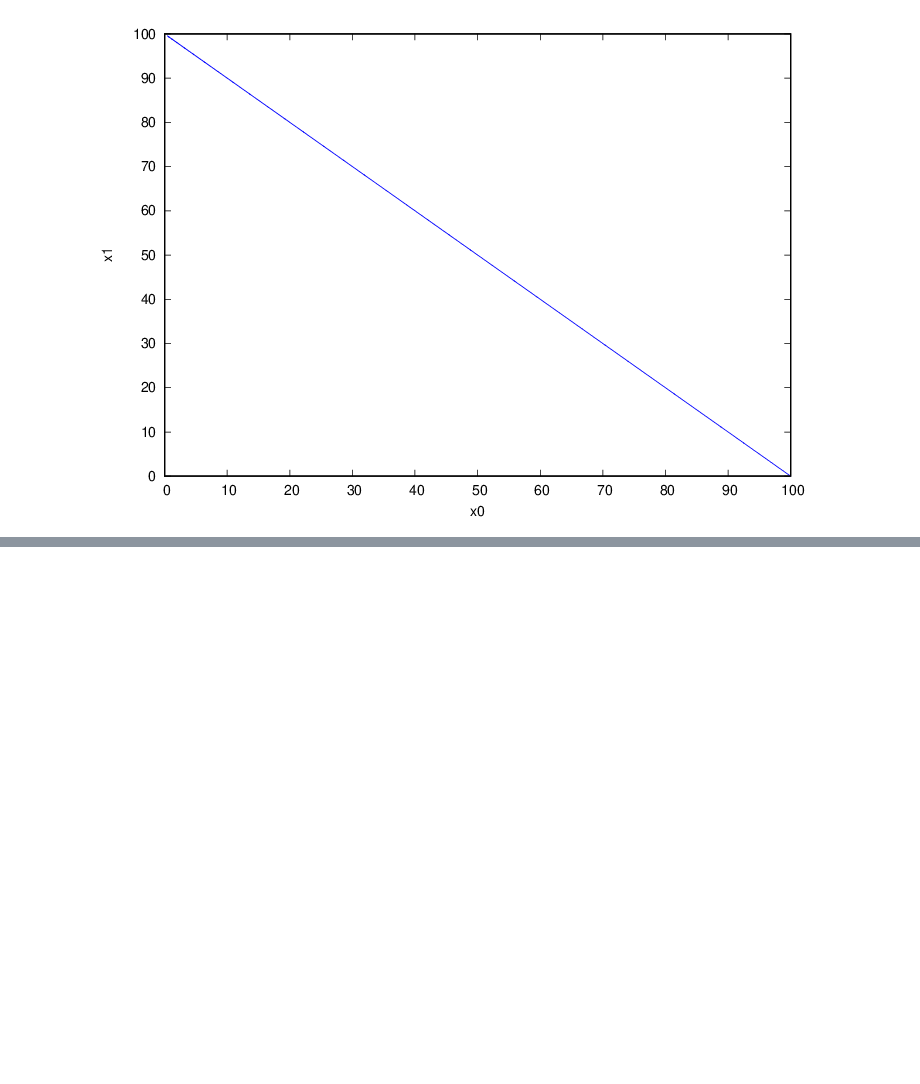
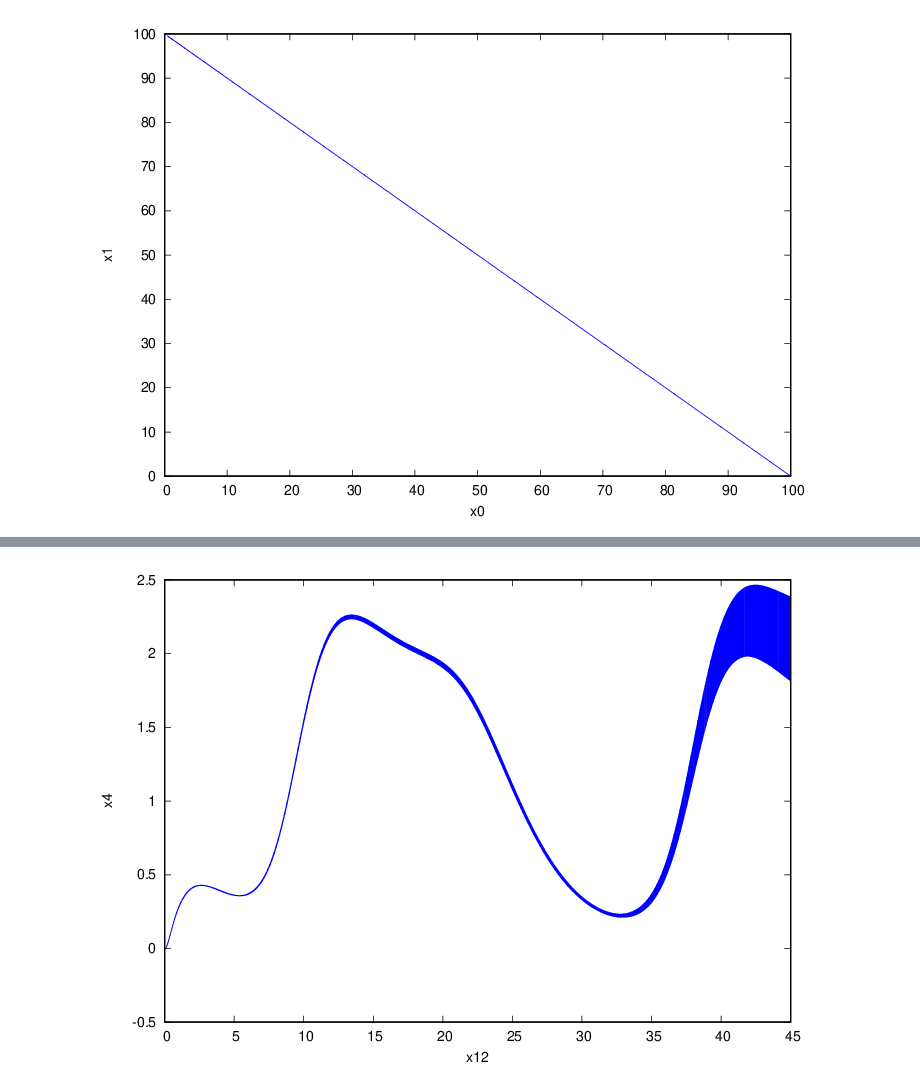
Before and after one commit to twright/Logic-of-Behaviour-in-Uncertain-Contexts, a Jupyter notebook: NonPolynomialReachability.ipynb, the cells around one changed output, grey strips where cells are left out. Saved outputs shown, nothing was run; the diff lists cells and outputs as text; code cells hidden in the pictures; blank space fills up the shorter version.

```diff
--- a/NonPolynomialReachability.ipynb
+++ b/NonPolynomialReachability.ipynb
@@ -144,0 +248,4 @@ r.wplot(s.n("S"), s.n("P"))
+# %%
+r.wplot(s.n('Time'), s.n("Protein(dEL,iEL;)"))
+# %% [output]
+[figure, added]
```
Also changed, not shown: parts of 19 cells of this notebook, 41 other files.
